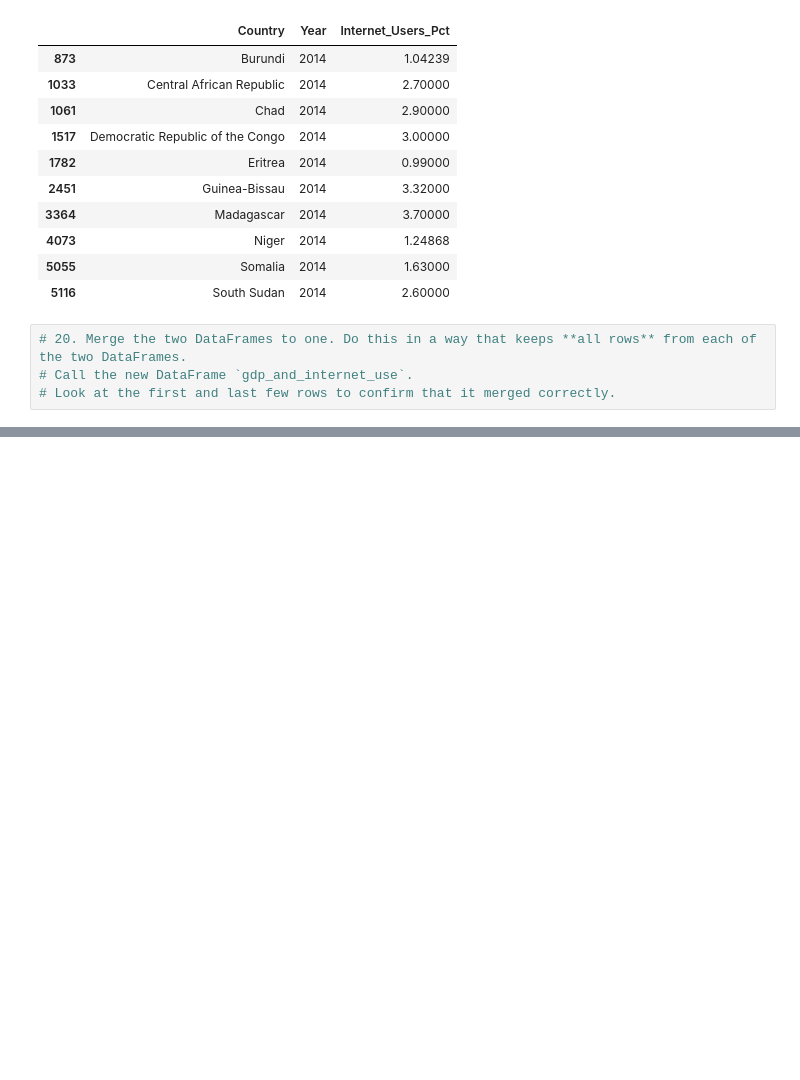
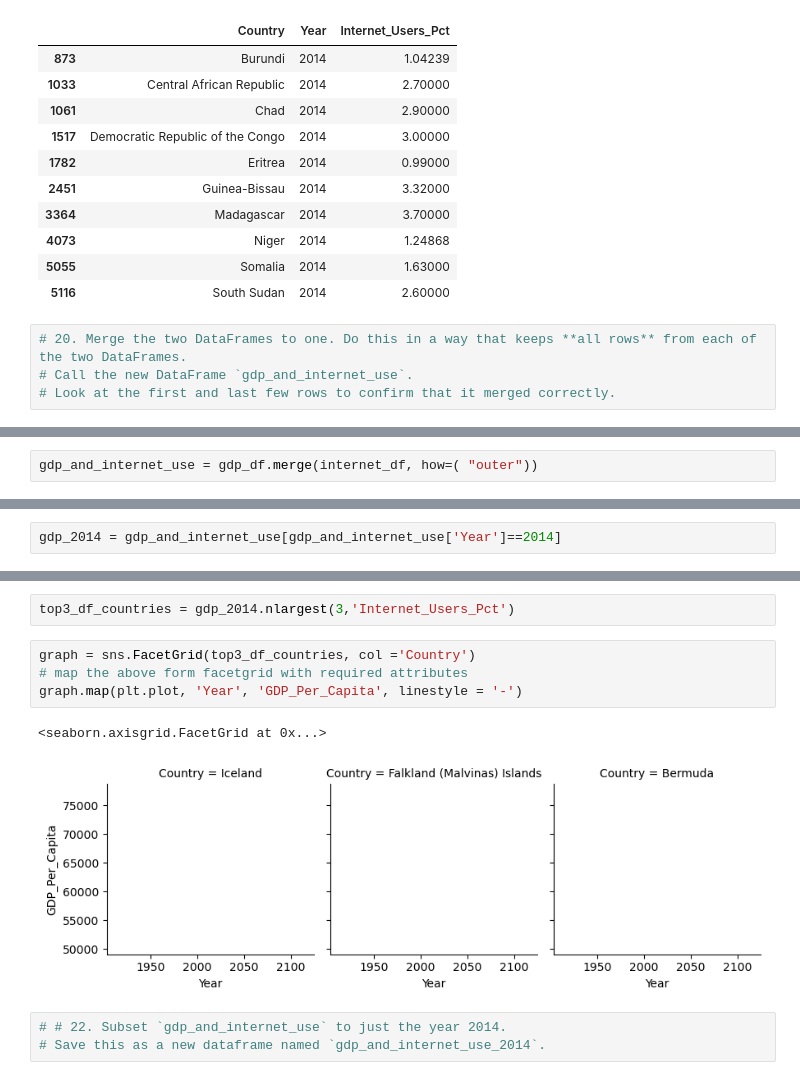
Before and after one commit to NSS-Data-Analytics-Cohort-13/un-exploration-Sobia005, a Jupyter notebook: notebooks/gdp_project.ipynb, the cells around one changed output, grey strips where cells are left out. Drawn from its saved outputs; the diff is of its cells as text; blank space fills up the shorter version.

```diff
--- a/notebooks/gdp_project.ipynb
+++ b/notebooks/gdp_project.ipynb
@@ -788,0 +838,2 @@ distribution_year[(distribution_year['Internet_Users_Pct']<5) & (distribution_ye
+# %%
+gdp_and_internet_use = gdp_df.merge(internet_df, how=( "outer"))
@@ -788,0 +885,2 @@ distribution_year[(distribution_year['Internet_Users_Pct']<5) & (distribution_ye
+# %%
+gdp_2014 = gdp_and_internet_use[gdp_and_internet_use['Year']==2014]
@@ -788,0 +895,12 @@ distribution_year[(distribution_year['Internet_Users_Pct']<5) & (distribution_ye
+# %%
+top3_df_countries = gdp_2014.nlargest(3,'Internet_Users_Pct')
+# %%
+graph = sns.FacetGrid(top3_df_countries, col ='Country')
+# map the above form facetgrid with required attributes
+graph.map(plt.plot, 'Year', 'GDP_Per_Capita', linestyle = '-')
+# %% [output]
+<seaborn.axisgrid.FacetGrid at 0x...>
+[figure, added]
+# %%
+# # 22. Subset `gdp_and_internet_use` to just the year 2014.
+# Save this as a new dataframe named `gdp_and_internet_use_2014`.
```
Also changed, not shown: parts of 29 cells of this notebook.
